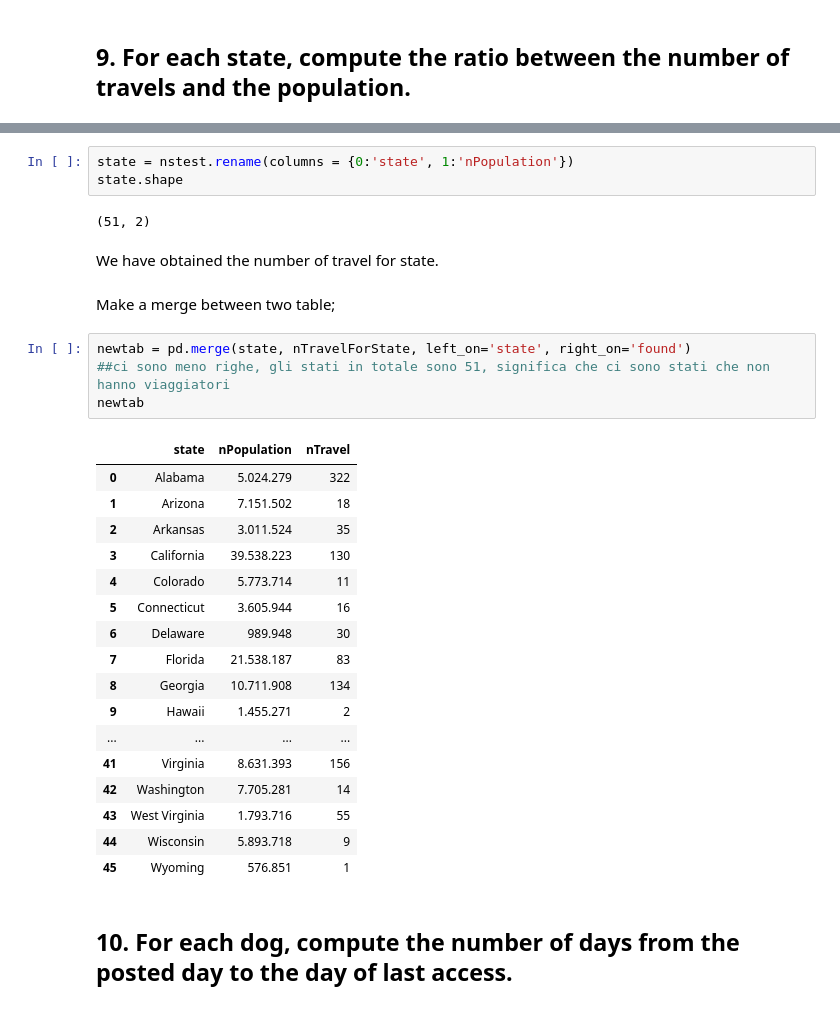
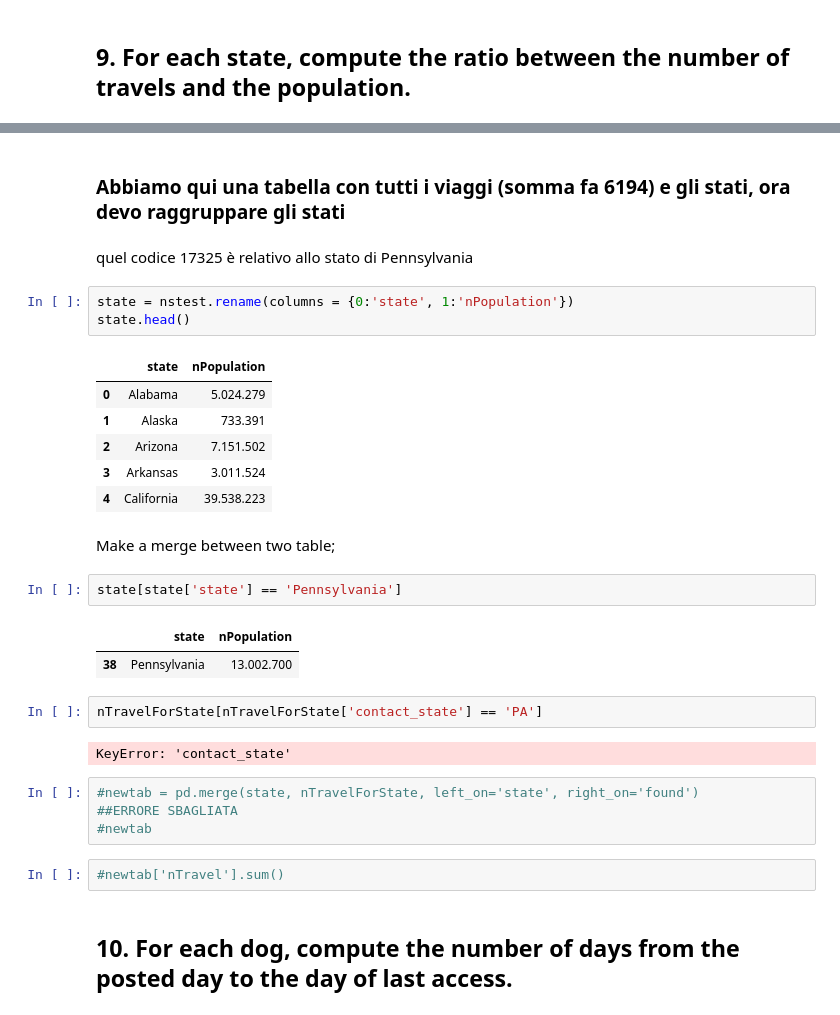
Before and after one commit to mat1218B/ProjectOfComputerScience, a Jupyter notebook: Project-CS_2022.ipynb, the cells around one changed output, grey strips where cells are left out. Saved outputs shown, nothing was run; the diff lists cells and outputs as text.

```diff
--- a/Project-CS_2022.ipynb
+++ b/Project-CS_2022.ipynb
@@ -318,34 +311,34 @@ nTravelForState
+# %% [markdown]
+### Abbiamo qui una tabella con tutti i viaggi (somma fa 6194) e gli stati, ora devo raggruppare gli stati
+# %% [markdown]
+quel codice 17325 è relativo allo stato di Pennsylvania
 # %%
 state = nstest.rename(columns = {0:'state', 1:'nPopulation'})
-state.shape
+state.head()
 # %% [output]
-(51, 2)
+|  | state | nPopulation |
+| 0 | Alabama | 5.024.279 |
+| 1 | Alaska | 733.391 |
+| 2 | Arizona | 7.151.502 |
+| 3 | Arkansas | 3.011.524 |
+| 4 | California | 39.538.223 |
-# %% [markdown]
-We have obtained the number of travel for state.
 # %% [markdown]
 Make a merge between two table;
+# %%
+state[state['state'] == 'Pennsylvania']
+# %% [output]
+|  | state | nPopulation |
+| 38 | Pennsylvania | 13.002.700 |
+# %%
+nTravelForState[nTravelForState['contact_state'] == 'PA']
+# %% [output]
+KeyError: 'contact_state'
 # %%
-newtab = pd.merge(state, nTravelForState, left_on='state', right_on='found')
-##ci sono meno righe, gli stati in totale sono 51, significa che ci sono stati che non hanno viaggiatori
-newtab
+#newtab = pd.merge(state, nTravelForState, left_on='state', right_on='found')
+##ERRORE SBAGLIATA
+#newtab
-# %% [output]
-|  | state | nPopulation | nTravel |
-| 0 | Alabama | 5.024.279 | 322 |
-| 1 | Arizona | 7.151.502 | 18 |
-| 2 | Arkansas | 3.011.524 | 35 |
-| 3 | California | 39.538.223 | 130 |
-| 4 | Colorado | 5.773.714 | 11 |
-| 5 | Connecticut | 3.605.944 | 16 |
-| 6 | Delaware | 989.948 | 30 |
-| 7 | Florida | 21.538.187 | 83 |
-| 8 | Georgia | 10.711.908 | 134 |
-| 9 | Hawaii | 1.455.271 | 2 |
-| ... | ... | ... | ... |
-| 41 | Virginia | 8.631.393 | 156 |
-| 42 | Washington | 7.705.281 | 14 |
-| 43 | West Virginia | 1.793.716 | 55 |
-| 44 | Wisconsin | 5.893.718 | 9 |
-| 45 | Wyoming | 576.851 | 1 |
+# %%
+#newtab['nTravel'].sum()
 # %% [markdown]
 ## 10. For each dog, compute the number of days from the posted day to the day of last access.
 # %% [markdown]
```
Also changed, not shown: parts of 15 cells of this notebook.
